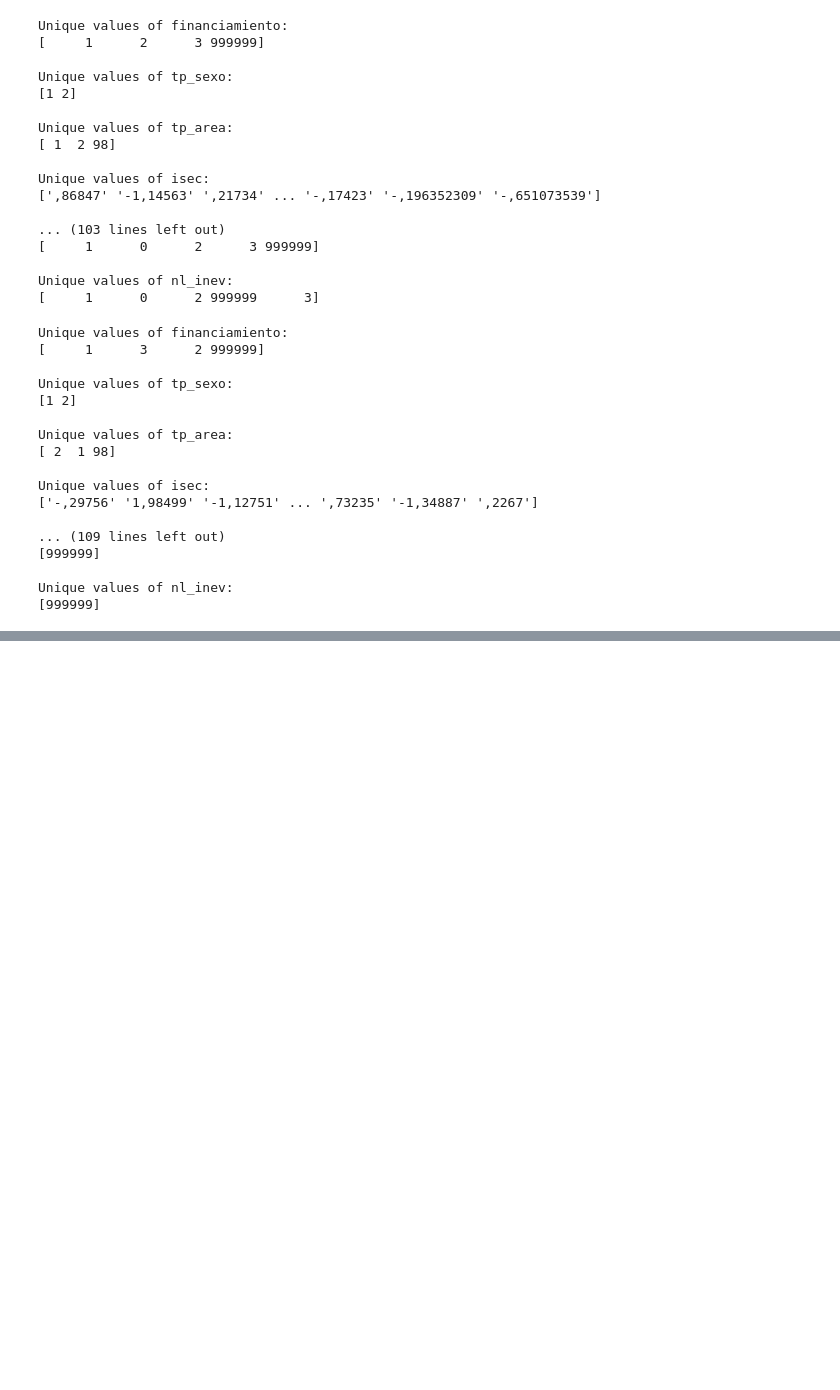
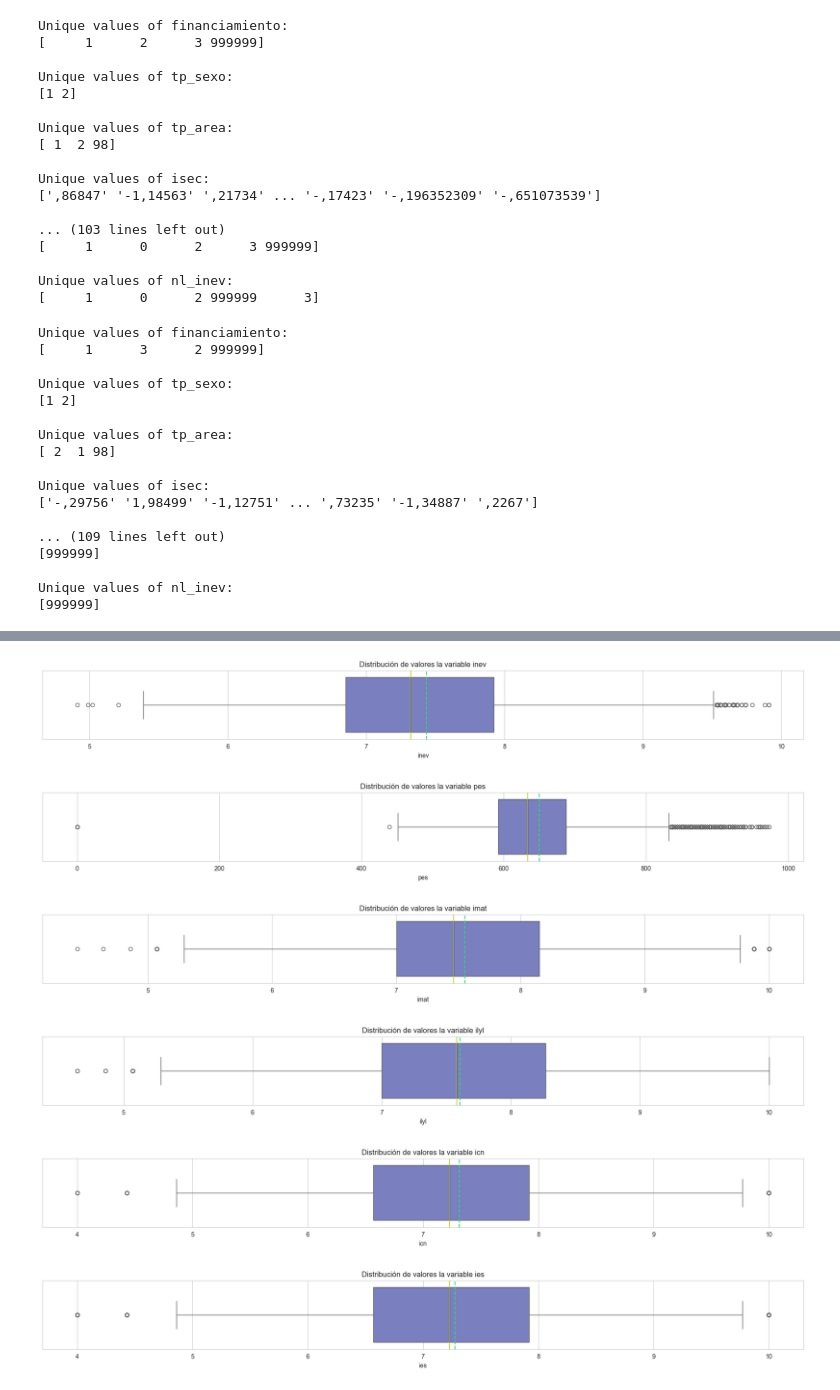
Before and after one commit to BryanEstrada003/Project-2p---Statistics, a Jupyter notebook: analysis.ipynb, the cells around one changed output, grey strips where cells are left out. Saved outputs shown, nothing was run; the diff lists cells and outputs as text; code cells hidden in the pictures; blank space fills up the shorter version.

```diff
--- a/analysis.ipynb
+++ b/analysis.ipynb
@@ -176,0 +296,35 @@ Index(['financiamiento', 'tp_sexo', 'tp_area', 'isec', 'inev', 'pes', 'imat',
+# %%
+def boxplot(value):
+    data = micro_milagro.columns
+    column_data = micro_milagro[data[value]]
+    if column_data.dtype in [np.int64, np.float64]:
+        sns.set_style('whitegrid')
+        fig, ax = plt.subplots(1, 1, figsize=(22, 2))
+        sns.boxplot(x=column_data, color='#6E75CA', ax=ax)
+
+        # Calculate and draw the mean
+        mean = column_data.mean()
+        ax.axvline(mean, color='#30db78', linestyle='--')
+        #ax.text(mean, 0.75, 'Mean: {:.2f}'.format(mean), va='center', ha='center', backgroundcolor='w')
+
+        # Calculate and draw the median
+        median = column_data.median()
+        ax.axvline(median, color='#c4db30', linestyle='-')
+        #ax.text(median, 0.85, 'Median: {:.2f}'.format(median), va='center', ha='center', backgroundcolor='w')
+
+        plt.title('Distribución de valores la variable '+data[value])
+        plt.xlabel(data[value])
+        plt.show()
+        fig.tight_layout()
+
+
+dataTypes=micro_milagro.dtypes
+for i in range(dataTypes.size):
+    boxplot(i)
+# %% [output]
+[figure, added]
+[figure, added]
+[figure, added]
+[figure, added]
+[figure, added]
+[figure, added]
```
Also changed, not shown: parts of 14 cells of this notebook.
